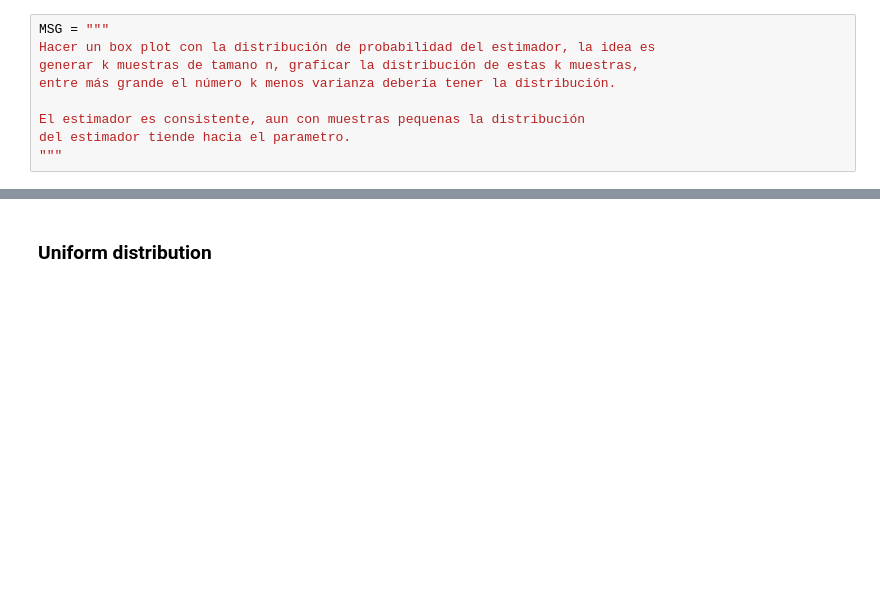
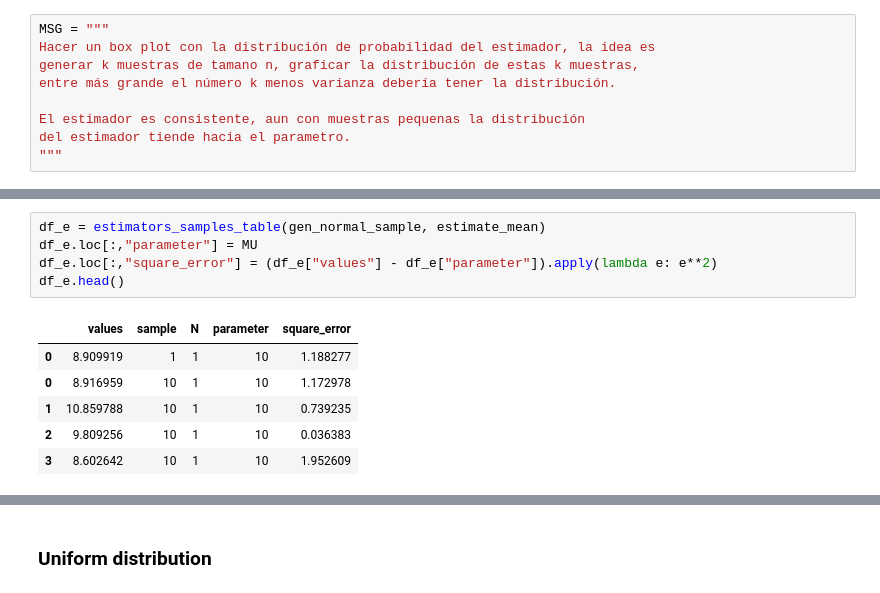
Before and after one commit to SebastianCerquera/datascience, a Jupyter notebook: stats/frequential_parameter_estimation.ipynb, the cells around one changed output, grey strips where cells are left out. Saved outputs shown, nothing was run; the diff lists cells and outputs as text; blank space fills up the shorter version.

```diff
--- a/stats/frequential_parameter_estimation.ipynb
+++ b/stats/frequential_parameter_estimation.ipynb
@@ -161,0 +171,12 @@ sns.boxplot(data=df_e, y="values", x="sample", hue="N", showfliers=True)
+# %%
+df_e = estimators_samples_table(gen_normal_sample, estimate_mean)
+df_e.loc[:,"parameter"] = MU
+df_e.loc[:,"square_error"] = (df_e["values"] - df_e["parameter"]).apply(lambda e: e**2)
+df_e.head()
+# %% [output]
+|  | values | sample | N | parameter | square_error |
+| 0 | 8.909919 | 1 | 1 | 10 | 1.188277 |
+| 0 | 8.916959 | 10 | 1 | 10 | 1.172978 |
+| 1 | 10.859788 | 10 | 1 | 10 | 0.739235 |
+| 2 | 9.809256 | 10 | 1 | 10 | 0.036383 |
+| 3 | 8.602642 | 10 | 1 | 10 | 1.952609 |
```
Also changed, not shown: parts of 11 cells of this notebook, 1 other file.
